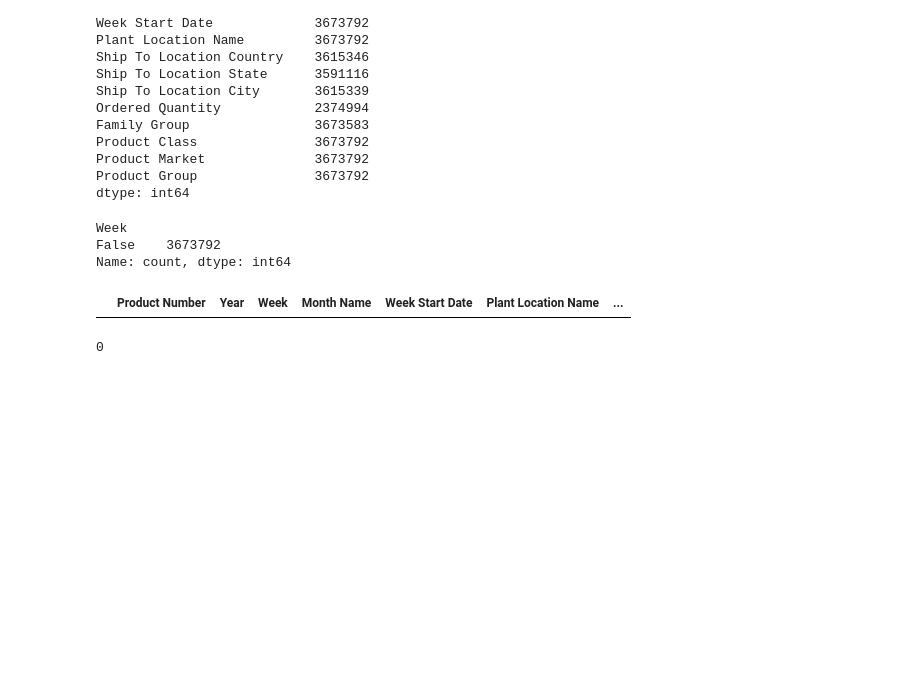
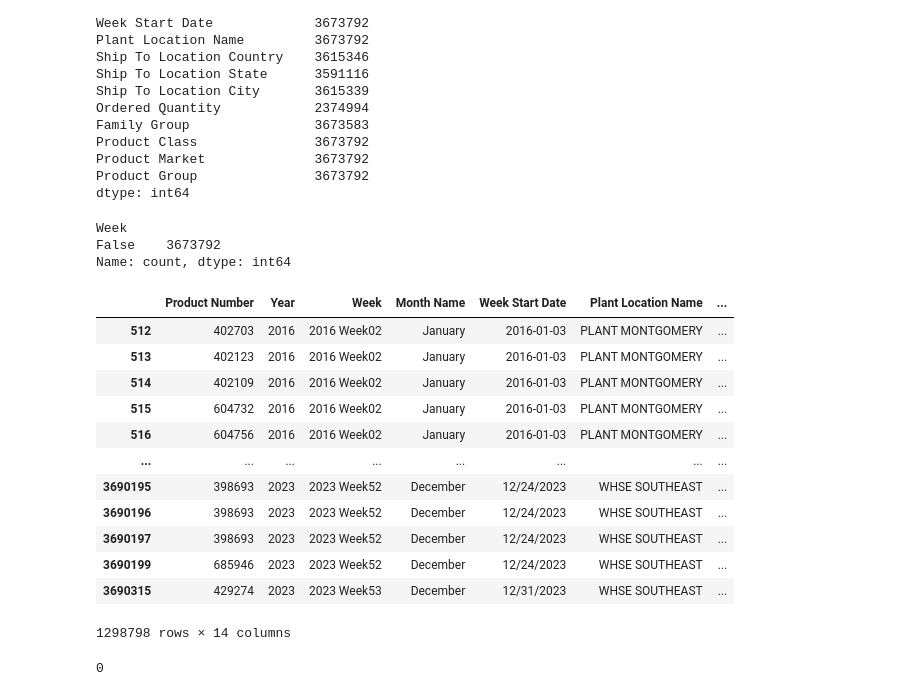
Before and after one commit to bilaalmunir/DataScience-OrderQuantity-Forecasting, a Jupyter notebook: main.ipynb, the cells around one changed output. Cells and saved outputs as stored; diff of their text form; code cells hidden in the pictures; blank space fills up the shorter version.

```diff
--- a/main.ipynb
+++ b/main.ipynb
@@ -163,10 +163,22 @@ Week
 False    3673792
 Name: count, dtype: int64
 # %%
-null_week = filtered_df[filtered_df['Week'].isnull()]
-null_week.head(100)
+null_week = filtered_df[filtered_df['Ordered Quantity'].isna()]
+null_week
 # %% [output]
 |  | Product Number | Year | Week | Month Name | Week Start Date | Plant Location Name | ... |
+| 512 | 402703 | 2016 | 2016 Week02 | January | 2016-01-03 | PLANT MONTGOMERY | ... |
+| 513 | 402123 | 2016 | 2016 Week02 | January | 2016-01-03 | PLANT MONTGOMERY | ... |
+| 514 | 402109 | 2016 | 2016 Week02 | January | 2016-01-03 | PLANT MONTGOMERY | ... |
+| 515 | 604732 | 2016 | 2016 Week02 | January | 2016-01-03 | PLANT MONTGOMERY | ... |
+| 516 | 604756 | 2016 | 2016 Week02 | January | 2016-01-03 | PLANT MONTGOMERY | ... |
+| ... | ... | ... | ... | ... | ... | ... | ... |
+| 3690195 | 398693 | 2023 | 2023 Week52 | December | 12/24/2023 | WHSE SOUTHEAST | ... |
+| 3690196 | 398693 | 2023 | 2023 Week52 | December | 12/24/2023 | WHSE SOUTHEAST | ... |
+| 3690197 | 398693 | 2023 | 2023 Week52 | December | 12/24/2023 | WHSE SOUTHEAST | ... |
+| 3690199 | 685946 | 2023 | 2023 Week52 | December | 12/24/2023 | WHSE SOUTHEAST | ... |
+| 3690315 | 429274 | 2023 | 2023 Week53 | December | 12/31/2023 | WHSE SOUTHEAST | ... |
+1298798 rows × 14 columns
 # %%
 data_2023 = filtered_df[filtered_df['Year'] == 2023]
 # %%
```
Also changed, not shown: parts of 8 cells of this notebook.
